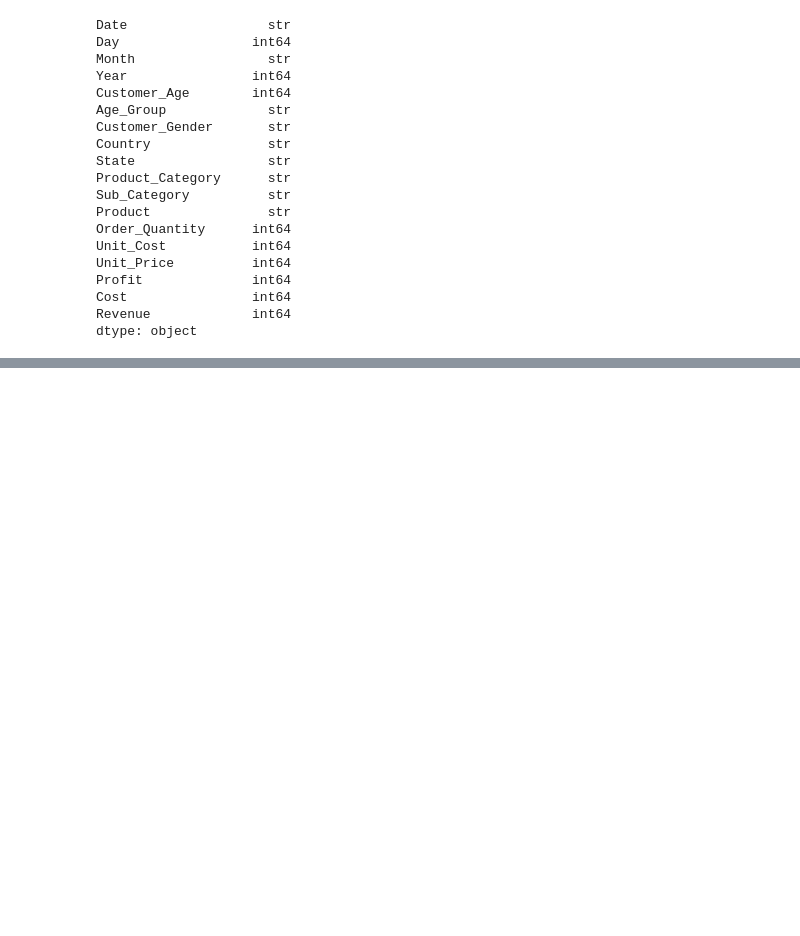
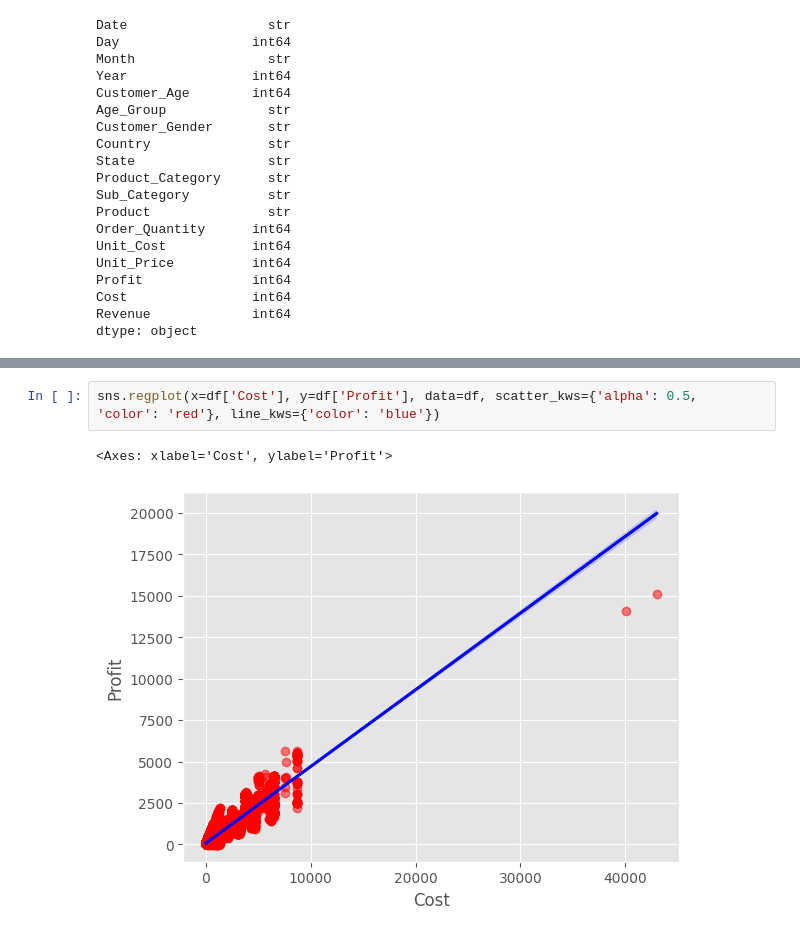
Before and after one commit to letuwwa/sales_data_analysis, a Jupyter notebook: main.ipynb, the cells around one changed output, grey strips where cells are left out. Saved outputs shown, nothing was run; the diff lists cells and outputs as text; blank space fills up the shorter version.

```diff
--- a/main.ipynb
+++ b/main.ipynb
@@ -63,0 +110,5 @@ dtype: object
+# %%
+sns.regplot(x=df['Cost'], y=df['Profit'], data=df, scatter_kws={'alpha': 0.5, 'color': 'red'}, line_kws={'color': 'blue'})
+# %% [output]
+<Axes: xlabel='Cost', ylabel='Profit'>
+[figure, added]
```
Also changed, not shown: parts of 4 cells of this notebook, 2 other files.
